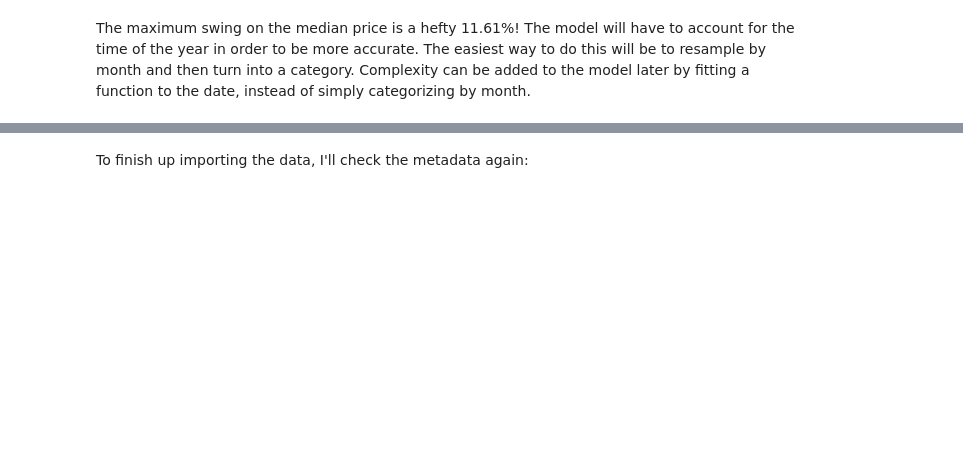
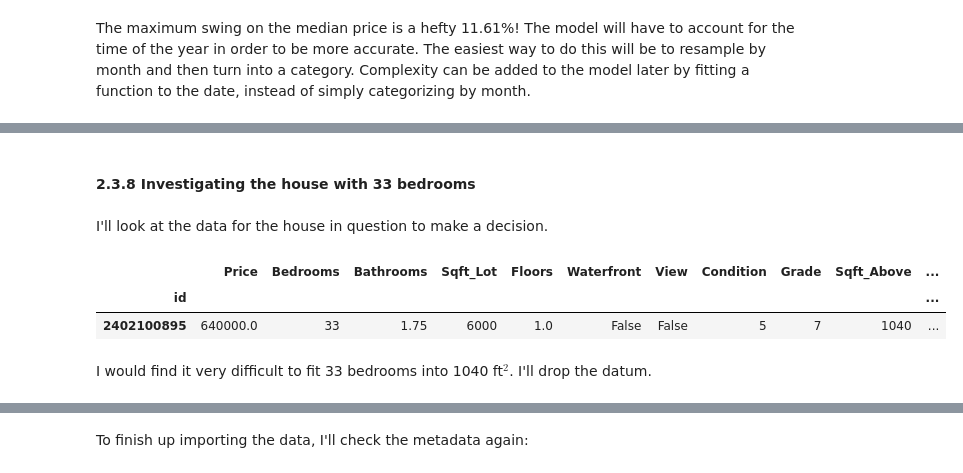
Before and after one commit to pjofrelora/dsc-1-final-project-online-ds-sp-000, a Jupyter notebook: student.ipynb, the cells around one changed output, grey strips where cells are left out. Cells and saved outputs as stored; diff of their text form; code cells hidden in the pictures; blank space fills up the shorter version.

```diff
--- a/student.ipynb
+++ b/student.ipynb
@@ -174,3 +264,15 @@ And, for comparison's sake, here's a map of Manhattan with zip-code boundaries:
 Zip code boundaries trace a mixture of natural boundaries and, I suspect, socioeconomic boundaries. This is corroborated by the Manhattan zipcodes, where neighborhoods are roughly approximated by zip codes (I live in NYC, so I'm more familiar with the neighborhoods here). Though zip codes are not a perfect stand-in for neighborhoods, they are adequate for a first pass at this model. If I have time, I will attend to making discrete quadrants that better capture pricing at the neighborhood level.
 # %%
 kc.drop(labels = ['Lat', 'Long'], axis = 1, inplace = True)
+# %% [markdown]
+#### 2.3.8 Investigating the house with 33 bedrooms
+# %% [markdown]
+I'll look at the data for the house in question to make a decision.
+# %%
+kc.loc[kc.Bedrooms == 33]
+# %% [output]
+|  | Price | Bedrooms | Bathrooms | Sqft_Lot | Floors | Waterfront | View | Condition | Grade | Sqft_Above | ... |
+| id |  |  |  |  |  |  |  |  |  |  | ... |
+| 2402100895 | 640000.0 | 33 | 1.75 | 6000 | 1.0 | False | False | 5 | 7 | 1040 | ... |
+# %% [markdown]
+I would find it very difficult to fit 33 bedrooms into 1040 ft$^2$. I'll drop the datum.
```
Also changed, not shown: parts of 142 cells of this notebook.
